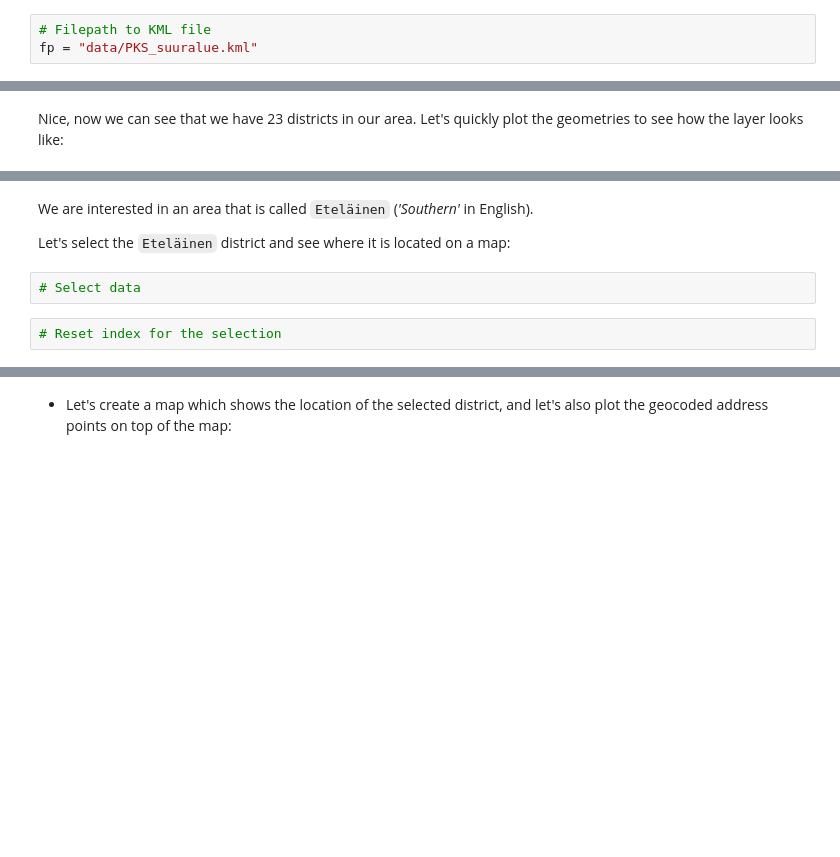
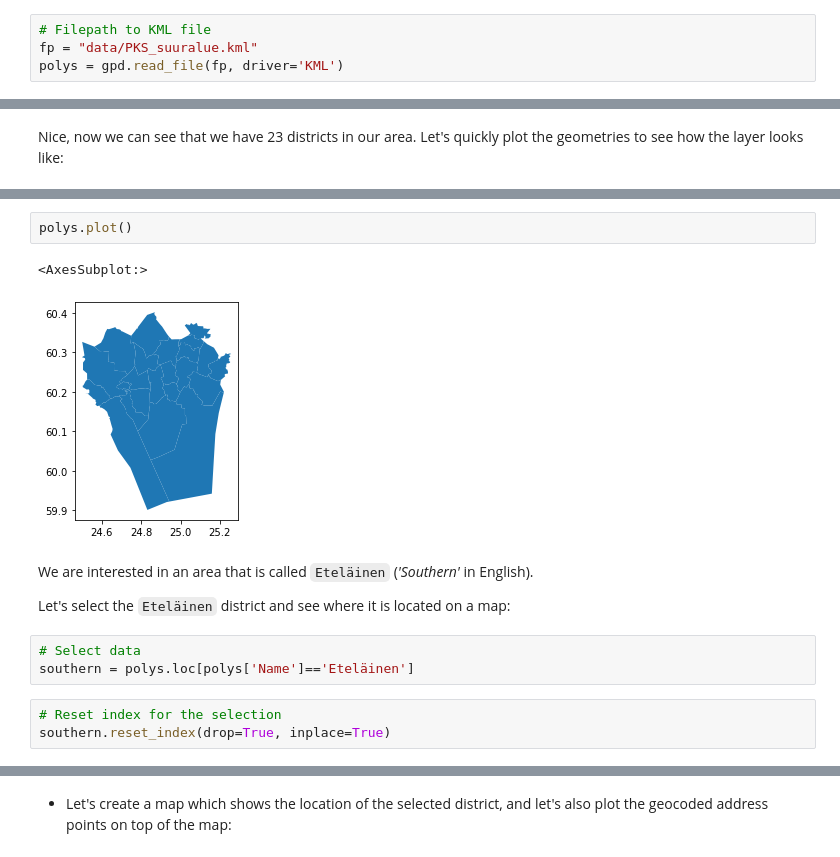
Before and after one commit to arr678/Hels2-Lessons, a Jupyter notebook: L3/02_point-in-polygon.ipynb, the cells around one changed output, grey strips where cells are left out. Cells and saved outputs as stored; diff of their text form; blank space fills up the shorter version.

```diff
--- a/L3/02_point-in-polygon.ipynb
+++ b/L3/02_point-in-polygon.ipynb
@@ -234,5 +246,6 @@ Now we should be able to read a KML file using the geopandas [read_file()](http:
 # %%
 # Filepath to KML file
 fp = "data/PKS_suuralue.kml"
+polys = gpd.read_file(fp, driver='KML')
 # %%
 #Check the data
@@ -260,10 +271,17 @@ Let's quickly plot the geometries to see how the layer looks like:
+# %%
+polys.plot()
+# %% [output]
+<AxesSubplot:>
+[figure, added]
 # %% [markdown]
 We are interested in an area that is called ``Eteläinen`` (*'Southern'* in English).
 
 Let's select the ``Eteläinen`` district and see where it is located on a map:
 # %%
 # Select data
+southern = polys.loc[polys['Name']=='Eteläinen']
 # %%
 # Reset index for the selection
+southern.reset_index(drop=True, inplace=True)
 # %%
 # Check the selction
```
Also changed, not shown: parts of 24 cells of this notebook, 1 other file.
